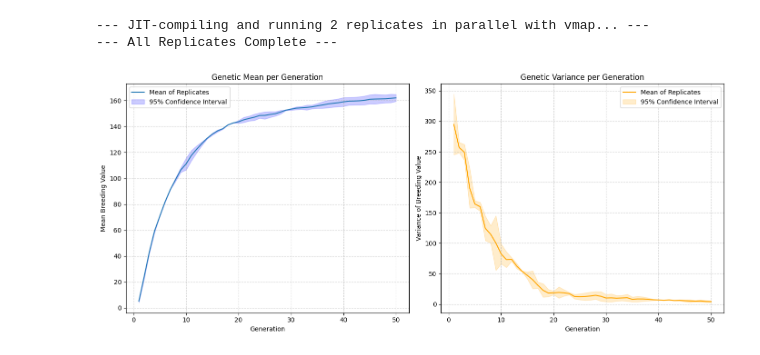
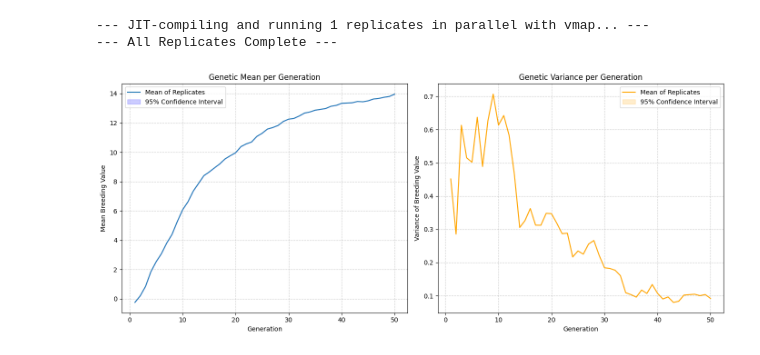
Before and after one commit to cjGO/chewc, a Jupyter notebook: tutorials/000_templateBasic.ipynb, the cells around one changed output. Drawn from its saved outputs; the diff is of its cells as text; code cells hidden in the pictures.

```diff
--- a/tutorials/000_templateBasic.ipynb
+++ b/tutorials/000_templateBasic.ipynb
@@ -31,11 +31,11 @@ from chewc.population import Population
 # --- Simulation Parameters ---
 # ==================================================
 simulation_parameters = {
-    "n_replicates": 2,
-    "n_founder_ind": 100,
-    "n_loci_per_chr": 1000,
+    "n_replicates": 1,
+    "n_founder_ind": 10,
+    "n_loci_per_chr": 100,
     "n_chr": 5,
-    "n_qtl_per_chr": 10,
+    "n_qtl_per_chr": 50,
     "trait_mean": jnp.array([0.0]),
     "trait_var": jnp.array([1.0]),
     "n_generations": 50,
@@ -183,32 +183,32 @@ ci_means = 1.96 * se_of_means
 
 mean_of_vars = jnp.mean(all_genetic_variances, axis=0)
 std_of_vars = jnp.std(all_genetic_variances, axis=0)
 se_of_vars = std_of_vars / jnp.sqrt(simulation_parameters["n_replicates"])
 ci_vars = 1.96 * se_of_vars
 
 plt.figure(figsize=(14, 6))
 generations_axis = np.arange(1, simulation_parameters["n_generations"] + 1)
 plt.subplot(1, 2, 1)
 plt.plot(generations_axis, mean_of_means, label='Mean of Replicates')
 plt.fill_between(generations_axis, mean_of_means - ci_means, mean_of_means + ci_means,
                  color='blue', alpha=0.2, label='95% Confidence Interval')
 plt.title("Genetic Mean per Generation")
 plt.xlabel("Generation")
 plt.ylabel("Mean Breeding Value")
 plt.legend()
 plt.grid(True, linestyle='--', alpha=0.6)
 plt.subplot(1, 2, 2)
 plt.plot(generations_axis, mean_of_vars, label='Mean of Replicates', color='orange')
 plt.fill_between(generations_axis, mean_of_vars - ci_vars, mean_of_vars + ci_vars,
                  color='orange', alpha=0.2, label='95% Confidence Interval')
 plt.title("Genetic Variance per Generation")
 plt.xlabel("Generation")
 plt.ylabel("Variance of Breeding Value")
 plt.legend()
 plt.grid(True, linestyle='--', alpha=0.6)
 plt.tight_layout()
 plt.show()
 # %% [output]
---- JIT-compiling and running 2 replicates in parallel with vmap... ---
+--- JIT-compiling and running 1 replicates in parallel with vmap... ---
 --- All Replicates Complete ---
-[figure, old version]
+[figure, new version]
```
Also changed, not shown: 52 other files.
